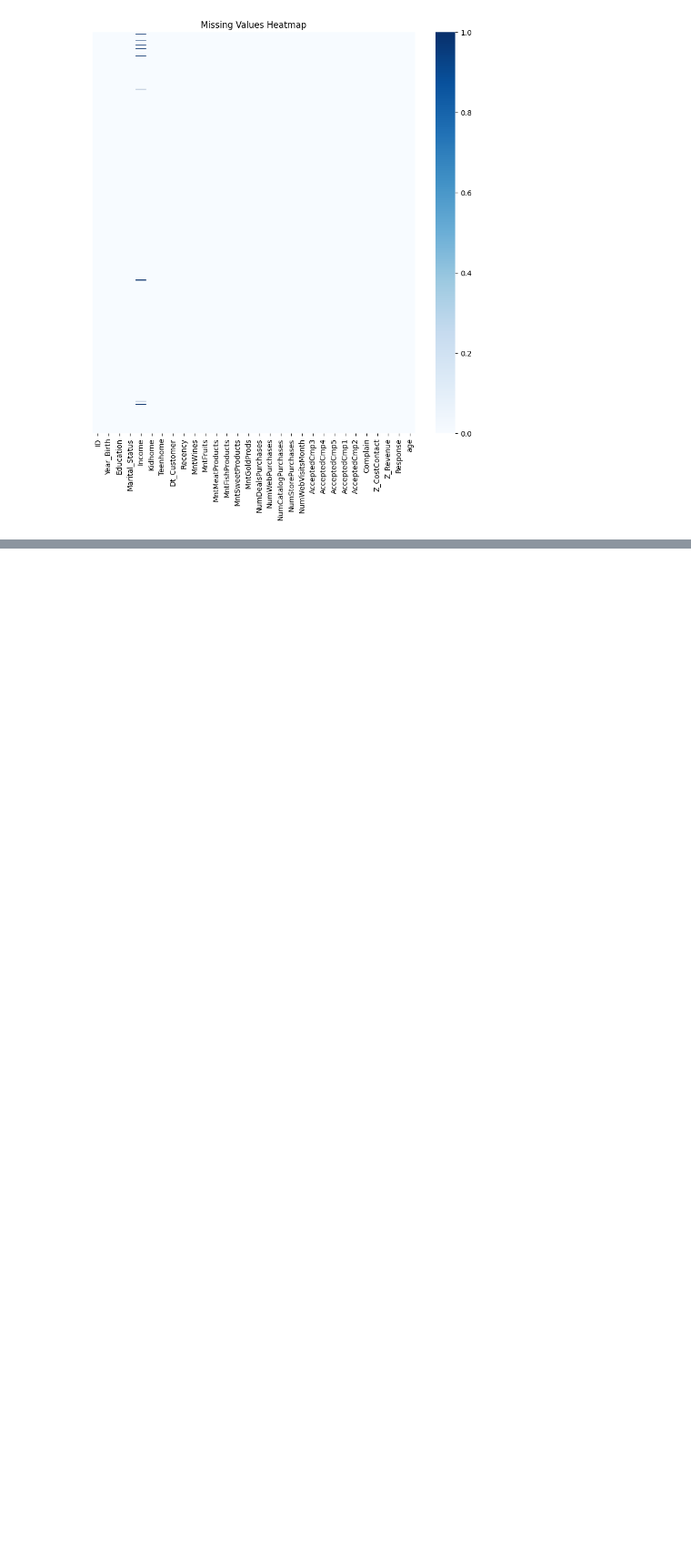
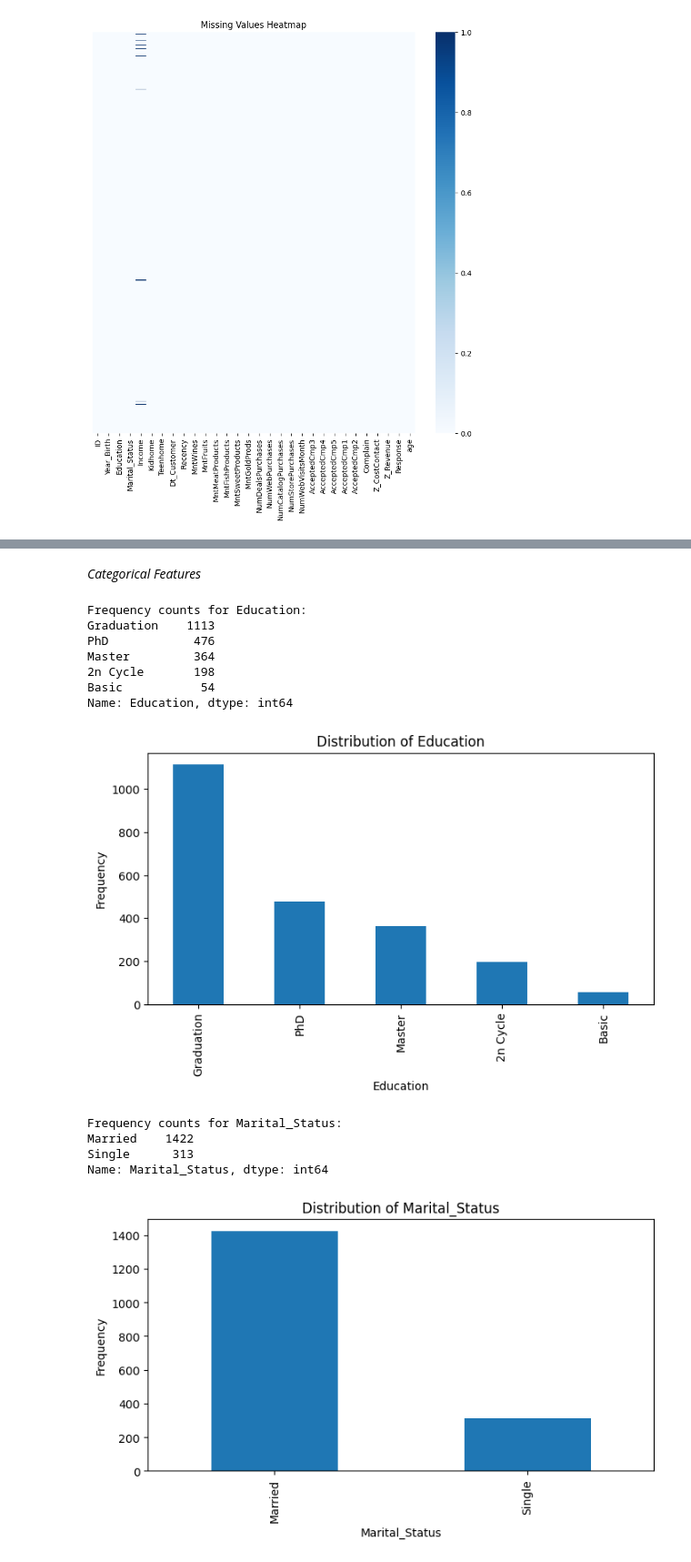
Before and after one commit to im-srd/Customer-Behavioral-Analysis, a Jupyter notebook: Customer_Behaviour_Analysis.ipynb, the cells around one changed output, grey strips where cells are left out. Shown at 91% size. Saved outputs shown, nothing was run; the diff lists cells and outputs as text; code cells hidden in the pictures; blank space fills up the shorter version.

```diff
--- a/Customer_Behaviour_Analysis.ipynb
+++ b/Customer_Behaviour_Analysis.ipynb
@@ -124,0 +333,30 @@ plt.show()
+# %% [markdown]
+*Categorical Features*
+# %%
+categorical_columns = ['Education', 'Marital_Status']
+for column in categorical_columns:
+    # Frequency counts
+    print(f'Frequency counts for {column}:')
+    print(customer[column].value_counts())
+
+    # Bar plot
+    plt.figure(figsize=(8, 4))
+    customer[column].value_counts().plot(kind='bar')
+    plt.title(f'Distribution of {column}')
+    plt.xlabel(column)
+    plt.ylabel('Frequency')
+    plt.show()
+# %% [output]
+Frequency counts for Education:
+Graduation    1113
+PhD            476
+Master         364
+2n Cycle       198
+Basic           54
+Name: Education, dtype: int64
+[figure, added]
+Frequency counts for Marital_Status:
+Married    1422
+Single      313
+Name: Marital_Status, dtype: int64
+[figure, added]
```
Also changed, not shown: parts of 41 cells of this notebook.
